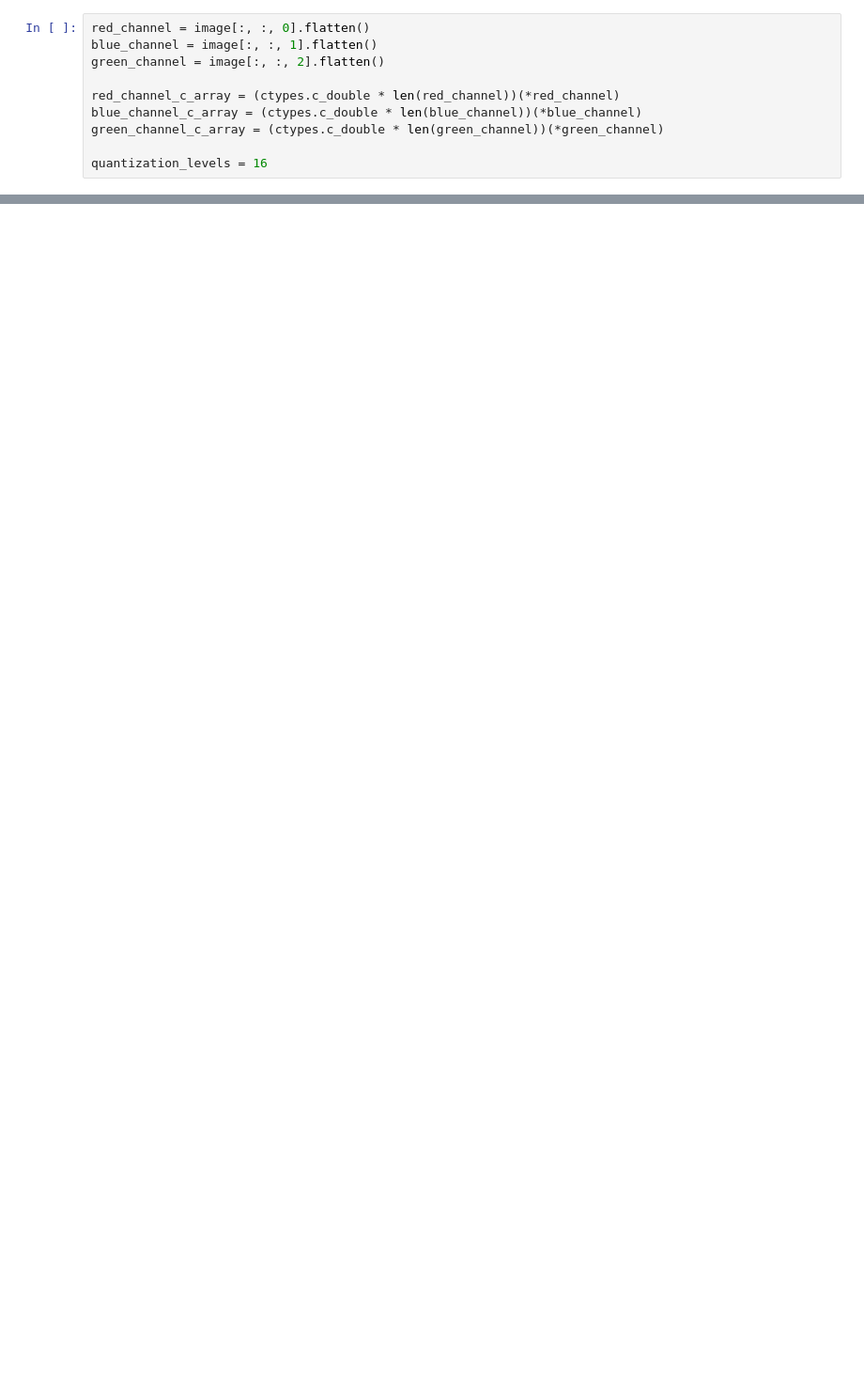
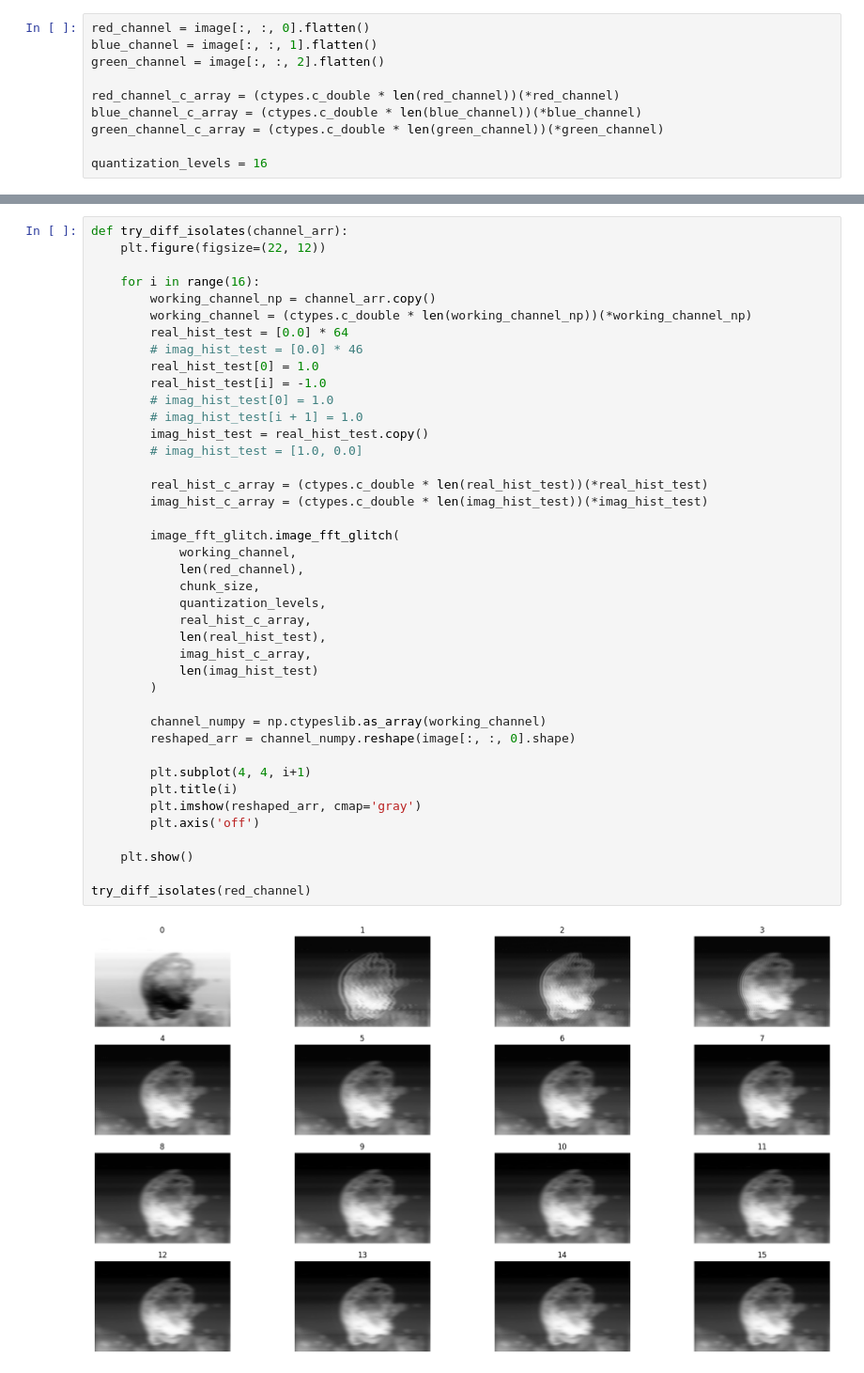
Before and after one commit to kirilenkobm/krlnk_gleitzsch_core, a Jupyter notebook: experiments.ipynb, the cells around one changed output, grey strips where cells are left out. Shown at 94% size. Cells and saved outputs as stored; diff of their text form; blank space fills up the shorter version.

Commit message:
Added some experiments + standalone func to process a chunk

```diff
--- a/experiments.ipynb
+++ b/experiments.ipynb
@@ -175,0 +186,43 @@ show_image(glitched_img)
+# %%
+def try_diff_isolates(channel_arr):
+    plt.figure(figsize=(22, 12))
+
+    for i in range(16):
+        working_channel_np = channel_arr.copy()
+        working_channel = (ctypes.c_double * len(working_channel_np))(*working_channel_np)
+        real_hist_test = [0.0] * 64
+        # imag_hist_test = [0.0] * 46
+        real_hist_test[0] = 1.0
+        real_hist_test[i] = -1.0
+        # imag_hist_test[0] = 1.0
+        # imag_hist_test[i + 1] = 1.0
+        imag_hist_test = real_hist_test.copy()
+        # imag_hist_test = [1.0, 0.0]
+
+        real_hist_c_array = (ctypes.c_double * len(real_hist_test))(*real_hist_test)
+        imag_hist_c_array = (ctypes.c_double * len(imag_hist_test))(*imag_hist_test)
+
+        image_fft_glitch.image_fft_glitch(
+            working_channel,
+            len(red_channel),
+            chunk_size,
+            quantization_levels,
+            real_hist_c_array,
+            len(real_hist_test),
+            imag_hist_c_array,
+            len(imag_hist_test)
+        )
+
+        channel_numpy = np.ctypeslib.as_array(working_channel)
+        reshaped_arr = channel_numpy.reshape(image[:, :, 0].shape)
+
+        plt.subplot(4, 4, i+1)
+        plt.title(i)
+        plt.imshow(reshaped_arr, cmap='gray')
+        plt.axis('off')
+
+    plt.show()
+
+try_diff_isolates(red_channel)
+# %% [output]
+[figure, added]
```
Also changed, not shown: parts of 5 cells of this notebook, 2 other files.
